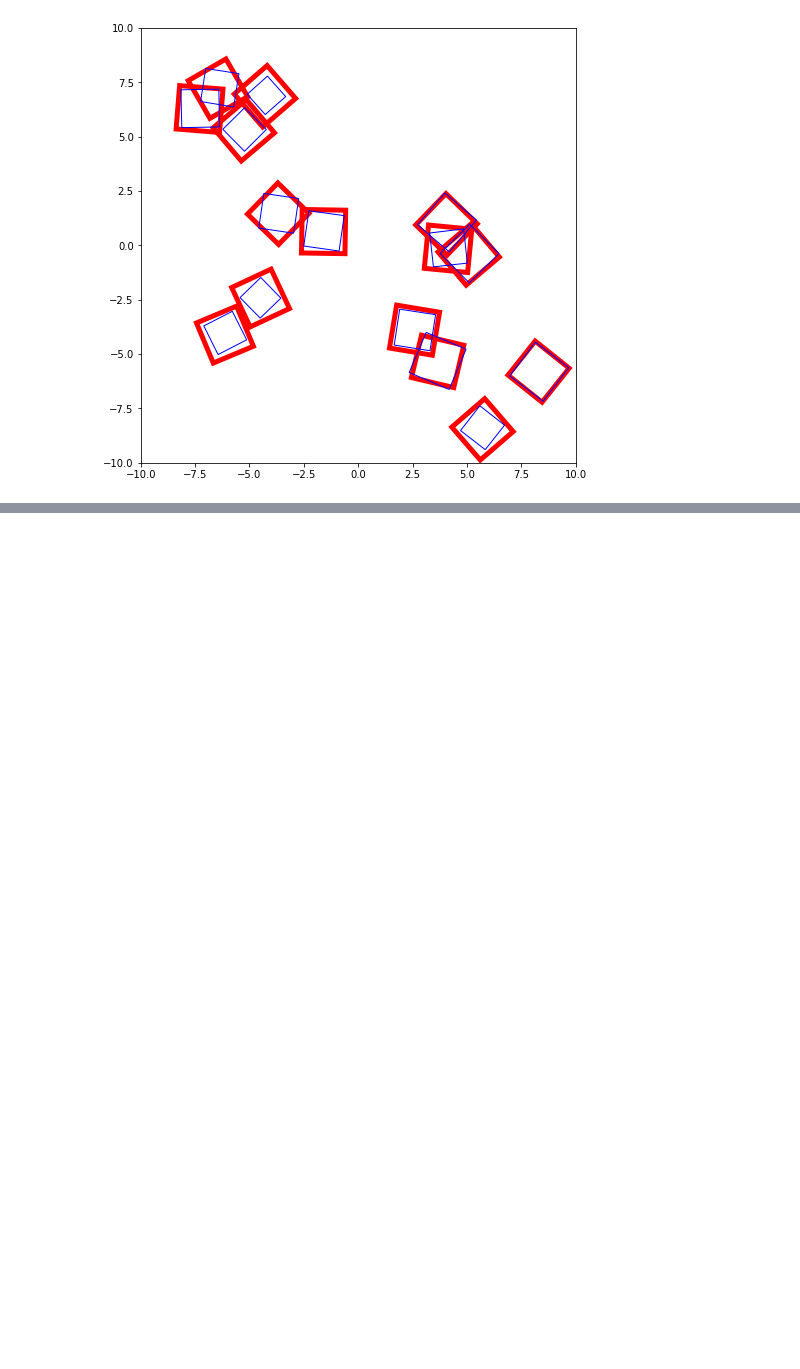
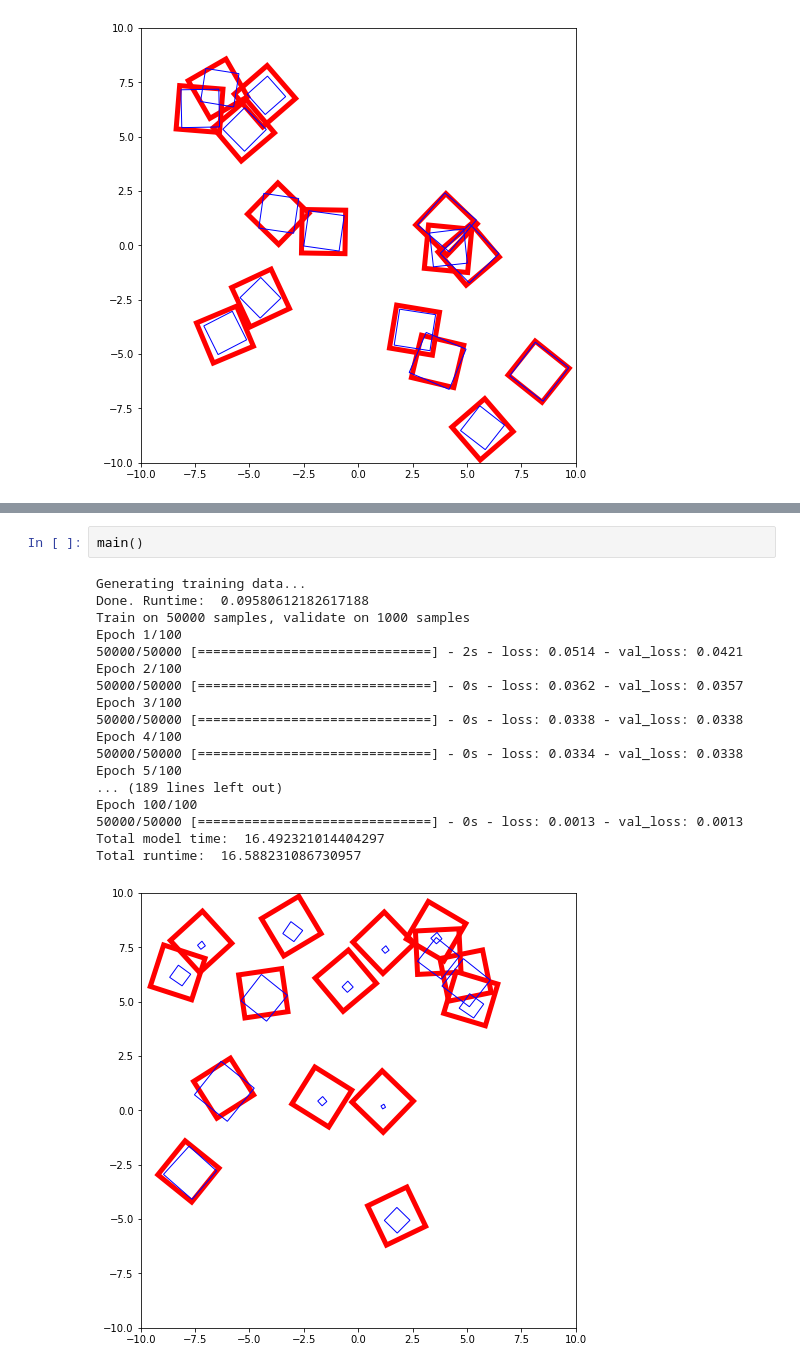
Before and after one commit to lawsonfulton/research-experiments, a Jupyter notebook: box-auto-enc/experiment book.ipynb, the cells around one changed output, grey strips where cells are left out. Saved outputs shown, nothing was run; the diff lists cells and outputs as text; blank space fills up the shorter version.

```diff
--- a/box-auto-enc/experiment book.ipynb
+++ b/box-auto-enc/experiment book.ipynb
@@ -885,0 +911,21 @@ Epoch 4/5
+# %%
+main()
+# %% [output]
+Generating training data...
+Done. Runtime:  0.09580612182617188
+Train on 50000 samples, validate on 1000 samples
+Epoch 1/100
+50000/50000 [==============================] - 2s - loss: 0.0514 - val_loss: 0.0421
+Epoch 2/100
+50000/50000 [==============================] - 0s - loss: 0.0362 - val_loss: 0.0357
+Epoch 3/100
+50000/50000 [==============================] - 0s - loss: 0.0338 - val_loss: 0.0338
+Epoch 4/100
+50000/50000 [==============================] - 0s - loss: 0.0334 - val_loss: 0.0338
+Epoch 5/100
+... (189 lines left out)
+Epoch 100/100
+50000/50000 [==============================] - 0s - loss: 0.0013 - val_loss: 0.0013
+Total model time:  16.492321014404297
+Total runtime:  16.588231086730957
+[figure, added]
```
Also changed, not shown: parts of 33 cells of this notebook, 11 other files.
